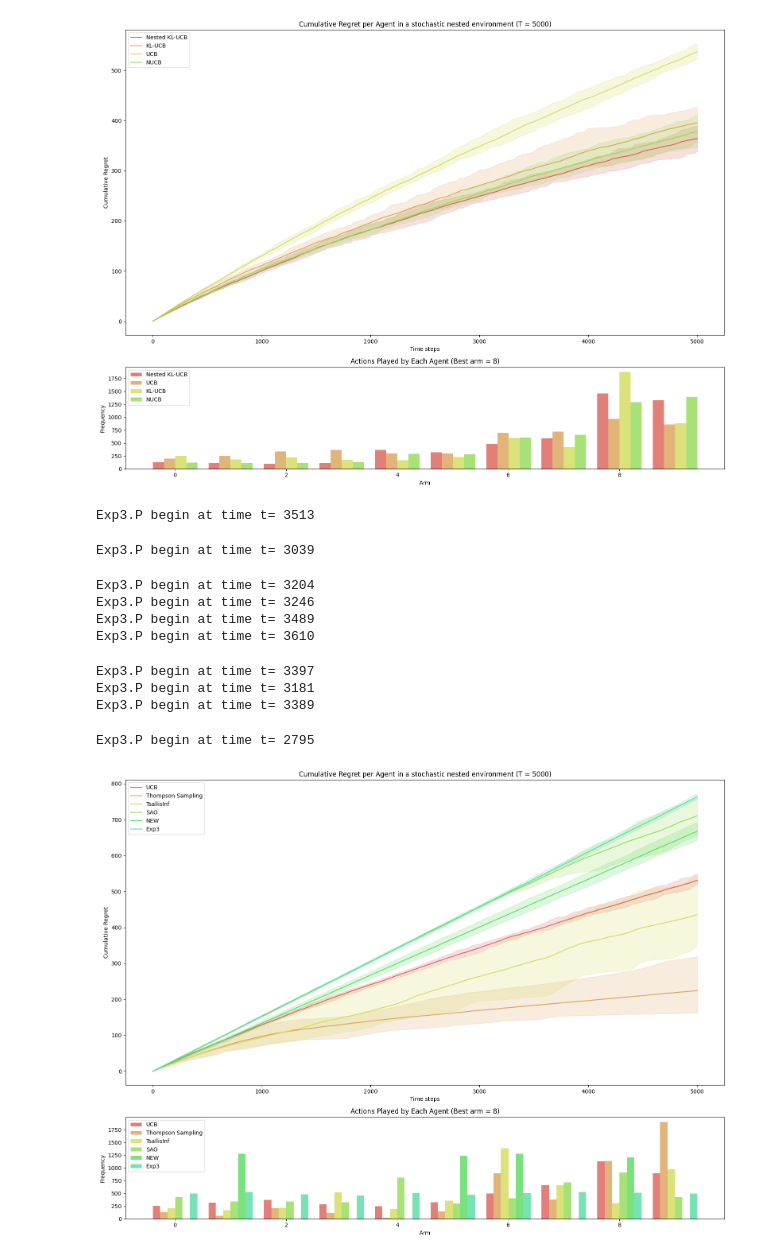
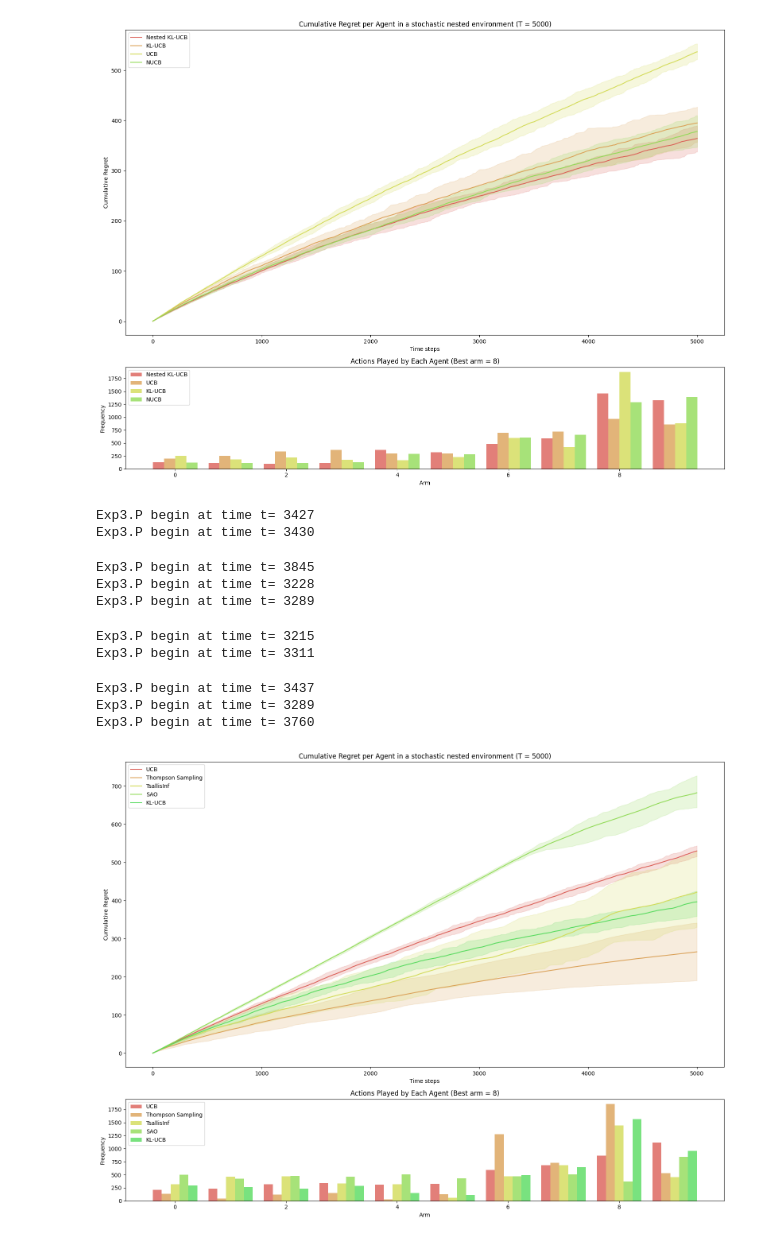
Before and after one commit to AugustinCablant/CRITEO-INTERNSHIP, a Jupyter notebook: MAB_nested_simulations.ipynb, the cells around one changed output. Cells and saved outputs as stored; diff of their text form; code cells hidden in the pictures.

```diff
--- a/MAB_nested_simulations.ipynb
+++ b/MAB_nested_simulations.ipynb
@@ -1186,27 +1186,29 @@ plot_regret_and_histogram(regrets, agents=[nklucb, ucb, klucb, nucb], env=env, l
 [figure]
 [figure]
 # %%
+T = 5_000
+K = 10
 env = NestedBanditEnv()
 tree = env.tree
 
 tsallis = TsallisInf(tree, T)
-exp3 = Exp3(tree, T)
+klucb = KLUCB(tree, T)
 ucb = UCB(tree, T)
-new = NestedExponentialWeights(tree, T)
+#new = NestedExponentialWeights(tree, T)
 ts = TS(tree, T)
 sao = SAO(tree, T)
 
-regrets = experiment(environment=env, agents=[ucb, ts, tsallis, sao, new, exp3], Nmc=10, T=T)
-plot_regret_and_histogram(regrets, agents=[ucb, ts, tsallis, sao, new, exp3], env=env, logscale=False, lb=None, q=10, save_pdf=None, horizon=T)
+regrets = experiment(environment=env, agents=[ucb, ts, tsallis, sao, klucb], Nmc=10, T=T)
+plot_regret_and_histogram(regrets, agents=[ucb, ts, tsallis, sao, klucb], env=env, logscale=False, lb=None, q=10, save_pdf=None, horizon=T)
 # %% [output]
-Exp3.P begin at time t= 3513
+Exp3.P begin at time t= 3427
+Exp3.P begin at time t= 3430
-Exp3.P begin at time t= 3039
+Exp3.P begin at time t= 3845
+Exp3.P begin at time t= 3228
+Exp3.P begin at time t= 3289
-Exp3.P begin at time t= 3204
-Exp3.P begin at time t= 3246
-Exp3.P begin at time t= 3489
-Exp3.P begin at time t= 3610
+Exp3.P begin at time t= 3215
+Exp3.P begin at time t= 3311
-Exp3.P begin at time t= 3397
-Exp3.P begin at time t= 3181
-Exp3.P begin at time t= 3389
+Exp3.P begin at time t= 3437
+Exp3.P begin at time t= 3289
+Exp3.P begin at time t= 3760
-Exp3.P begin at time t= 2795
-[figure, old version]
+[figure, new version]
```
Also changed, not shown: 1 other file.
